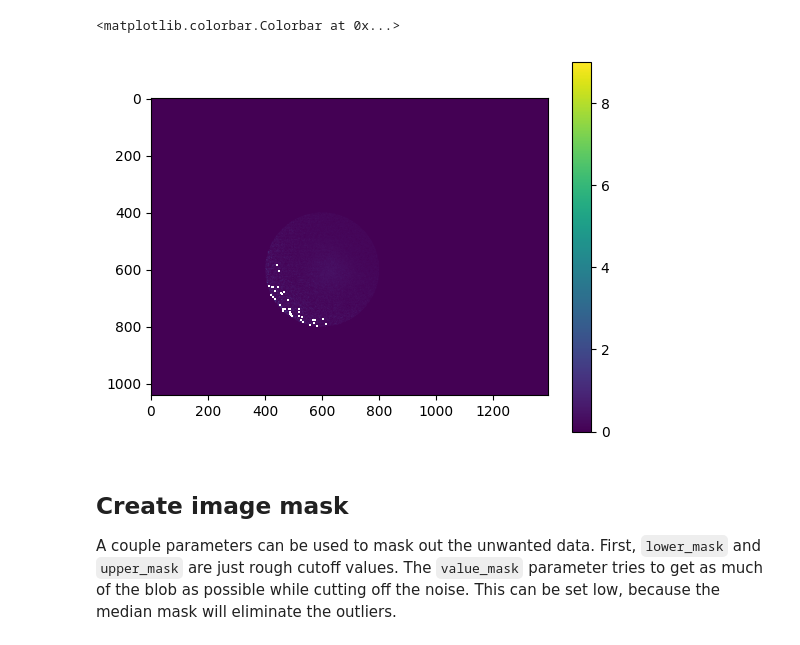
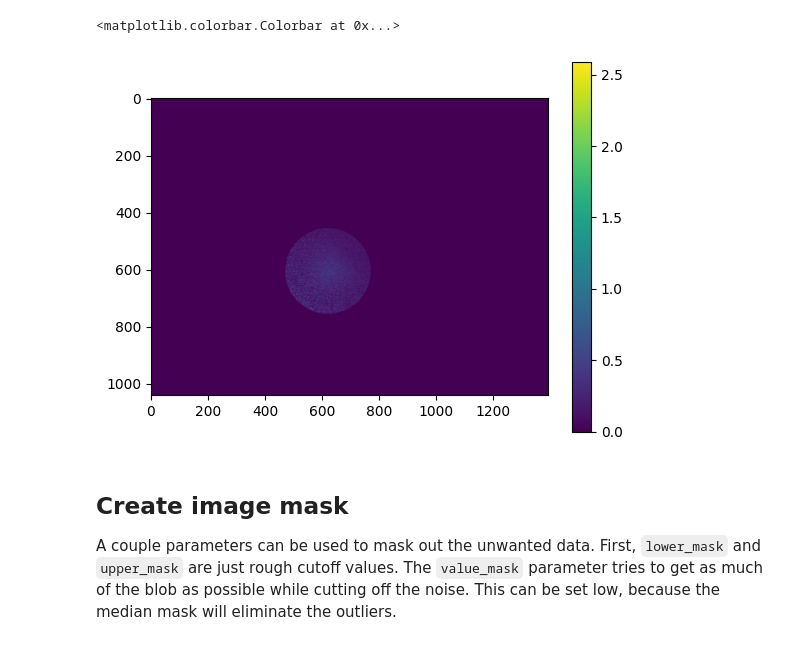
Before and after one commit to benmcdonough20/MOTsArentForKids, a Jupyter notebook: MOT_strength/od_calculation.ipynb, the cells around one changed output. Saved outputs shown, nothing was run; the diff lists cells and outputs as text; code cells hidden in the pictures.

```diff
--- a/MOT_strength/od_calculation.ipynb
+++ b/MOT_strength/od_calculation.ipynb
@@ -31,30 +32,31 @@ im1_background = imread(data_dir / "image_16_3.tif")
 # %%
 #get background intensity value with noise subtracted
 I0_arr=np.subtract(np.array(im0),
                     np.array(im0_background)).astype(int)
 
 #get foreground intensity with noise subtracted
 I_arr=np.subtract(np.array(im1),
                     np.array(im1_background)).astype(int)
 
 
 I_div_arr = np.divide(I_arr, I0_arr)
 od_arr = np.log(I_div_arr)
 
 def incircle(center, radius, pt):
     return (pt[0]-center[0])**2 + (pt[1]-center[1])**2 < radius**2
+    #return True
 
 #first pass, just clip anything not within the aperture
 for i,row in enumerate(od_arr):
     for j, pixel in enumerate(row):
-        if pixel < 0 or not incircle((600,600),200,(i,j)):
+        if pixel < 0 or not incircle((605,620),150,(i,j)):
             od_arr[i][j] = 0
 
 img1 = plt.imshow(od_arr)
 plt.colorbar(img1)
 # %% [output]
 <matplotlib.colorbar.Colorbar at 0x...>
-[figure, old version]
+[figure, new version]
 # %% [markdown]
 ## Create image mask
 A couple parameters can be used to mask out the unwanted data. First, `lower_mask` and `upper_mask` are just rough cutoff values. The `value_mask` parameter tries to get as much of the blob as possible while cutting off the noise. This can be set low, because the median mask will eliminate the outliers.
```
Also changed, not shown: parts of 8 cells of this notebook, 4 other files.
